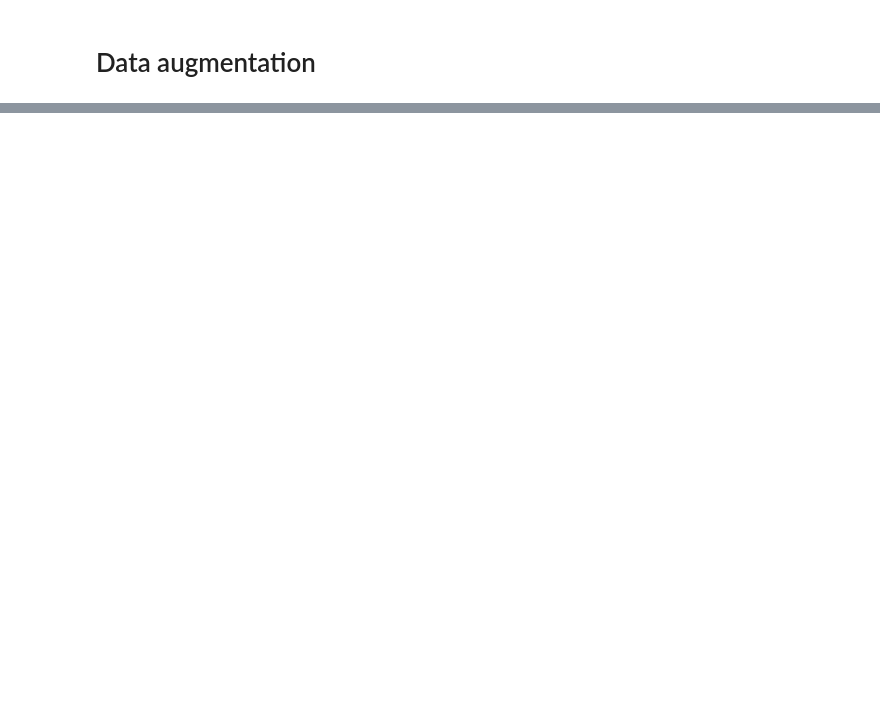
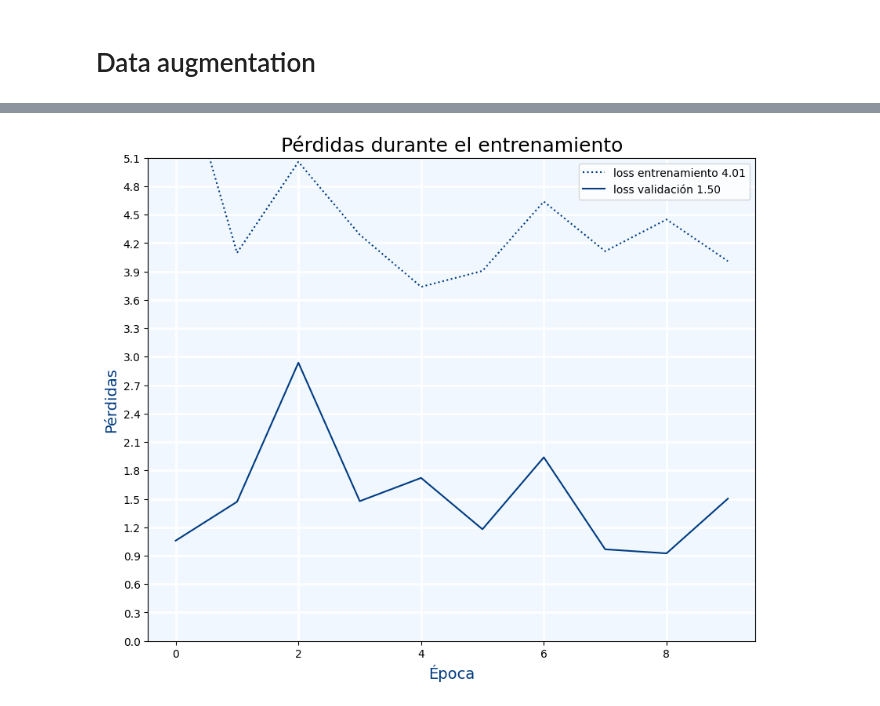
Before and after one commit to TehWeifu/IABD, a Jupyter notebook: ProgramacionInteligenciaArtificial/Ana/Unit05-DataAugmentation/Practices/Practice02/Practice02_JBSL.ipynb, the cells around one changed output, grey strips where cells are left out. Saved outputs shown, nothing was run; the diff lists cells and outputs as text; code cells hidden in the pictures; blank space fills up the shorter version.

```diff
--- a/ProgramacionInteligenciaArtificial/Ana/Unit05-DataAugmentation/Practices/Practice02/Practice02_JBSL.ipynb
+++ b/ProgramacionInteligenciaArtificial/Ana/Unit05-DataAugmentation/Practices/Practice02/Practice02_JBSL.ipynb
@@ -319,0 +318,5 @@ _ = plot_losses(history_data_aug)
+# %%
+model_transfer_aug = get_model_with_knowledge_transfer()
+# model_transfer_aug.summary()
+# %%
+ds_knowledge_aug_train, ds_knowledge_aug_validation = get_data_with_augmentation()
@@ -319,0 +326,16 @@ _ = plot_losses(history_data_aug)
+# %%
+model_checkpoint_callback = tf.keras.callbacks.ModelCheckpoint(filepath='Practice02_TransferAugmentation.h5',
+                                                               monitor='val_accuracy', mode='max',
+                                                               save_best_only=True, verbose=1)
+
+model_transfer_aug.compile(optimizer='adam', loss='sparse_categorical_crossentropy', metrics=['accuracy'])
+train_samples = ds_knowledge_aug_train.n
+validation_samples = ds_knowledge_aug_validation.n
+
+history_transfer_aug = model_transfer_aug.fit(ds_knowledge_aug_train,
+                                              steps_per_epoch=train_samples // BATCH_SIZE,
+                                              epochs=10,
+                                              validation_data=ds_knowledge_aug_validation,
+                                              validation_steps=validation_samples // BATCH_SIZE,
+                                              callbacks=[model_checkpoint_callback],
+                                              verbose=1)
@@ -319,0 +386,4 @@ _ = plot_losses(history_data_aug)
+# %%
+_ = plot_losses(history_transfer_aug)
+# %% [output]
+[figure, added]
```
Also changed, not shown: parts of 15 cells of this notebook, 44 other files.
